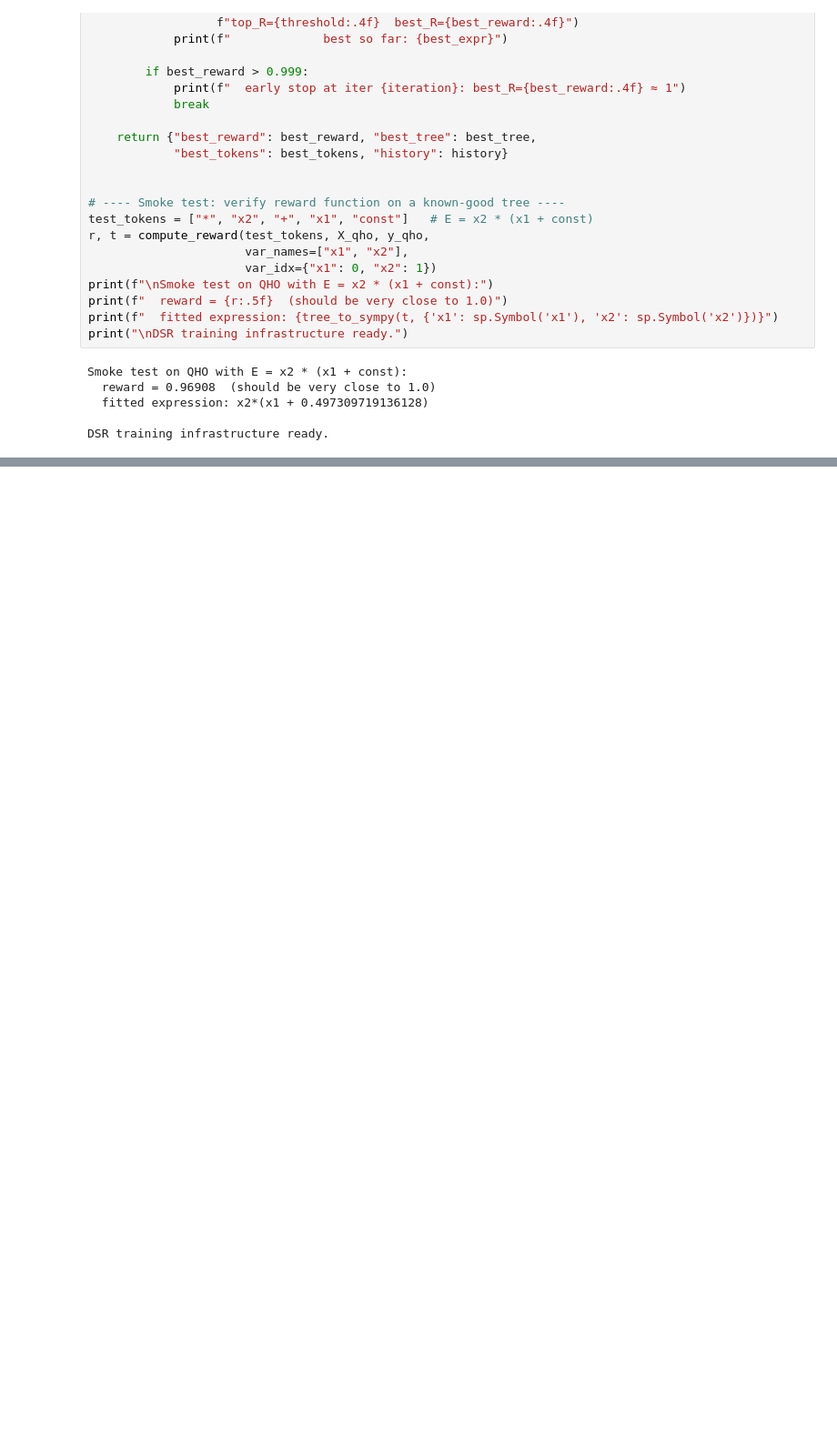
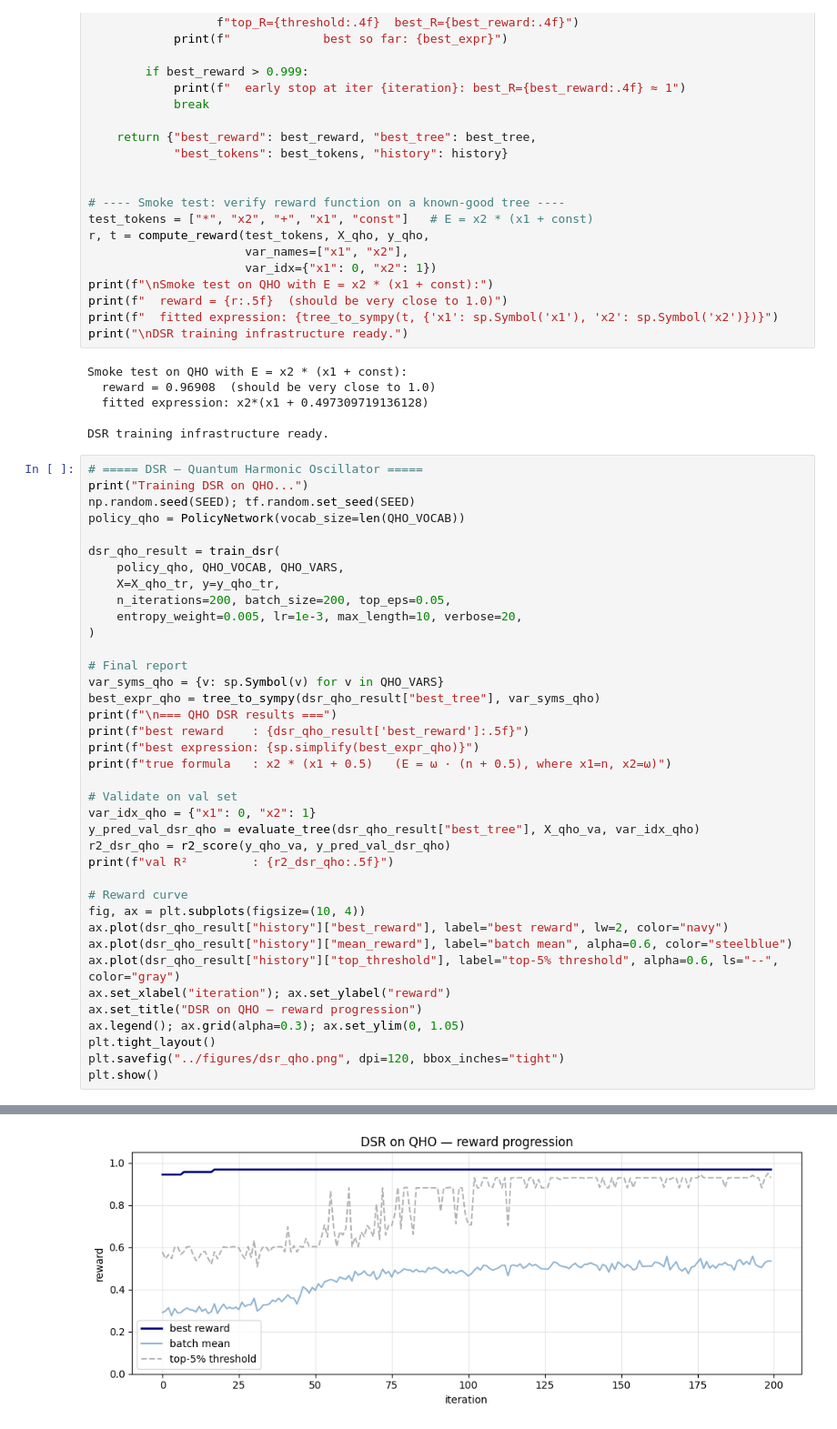
Before and after one commit to Omdeshmukh-17/quantum-eql-physics, a Jupyter notebook: notebook/equation_discovery.ipynb, the cells around one changed output, grey strips where cells are left out. Shown at 91% size. Saved outputs shown, nothing was run; the diff lists cells and outputs as text; blank space fills up the shorter version.

Commit message:
train DSR on QHO with risk-seeking policy gradient

```diff
--- a/notebook/equation_discovery.ipynb
+++ b/notebook/equation_discovery.ipynb
@@ -1262,3 +1262,42 @@ Smoke test on QHO with E = x2 * (x1 + const):
   fitted expression: x2*(x1 + 0.497309719136128)
 
 DSR training infrastructure ready.
+# %%
+# ===== DSR — Quantum Harmonic Oscillator =====
+print("Training DSR on QHO...")
+np.random.seed(SEED); tf.random.set_seed(SEED)
+policy_qho = PolicyNetwork(vocab_size=len(QHO_VOCAB))
+
+dsr_qho_result = train_dsr(
+    policy_qho, QHO_VOCAB, QHO_VARS,
+    X=X_qho_tr, y=y_qho_tr,
+    n_iterations=200, batch_size=200, top_eps=0.05,
+    entropy_weight=0.005, lr=1e-3, max_length=10, verbose=20,
+)
+
+# Final report
+var_syms_qho = {v: sp.Symbol(v) for v in QHO_VARS}
+best_expr_qho = tree_to_sympy(dsr_qho_result["best_tree"], var_syms_qho)
+print(f"\n=== QHO DSR results ===")
+print(f"best reward    : {dsr_qho_result['best_reward']:.5f}")
+print(f"best expression: {sp.simplify(best_expr_qho)}")
+print(f"true formula   : x2 * (x1 + 0.5)   (E = ω · (n + 0.5), where x1=n, x2=ω)")
+
+# Validate on val set
+var_idx_qho = {"x1": 0, "x2": 1}
+y_pred_val_dsr_qho = evaluate_tree(dsr_qho_result["best_tree"], X_qho_va, var_idx_qho)
+r2_dsr_qho = r2_score(y_qho_va, y_pred_val_dsr_qho)
+print(f"val R²         : {r2_dsr_qho:.5f}")
+
+# Reward curve
+fig, ax = plt.subplots(figsize=(10, 4))
+ax.plot(dsr_qho_result["history"]["best_reward"], label="best reward", lw=2, color="navy")
+ax.plot(dsr_qho_result["history"]["mean_reward"], label="batch mean", alpha=0.6, color="steelblue")
+ax.plot(dsr_qho_result["history"]["top_threshold"], label="top-5% threshold", alpha=0.6, ls="--", color="gray")
+ax.set_xlabel("iteration"); ax.set_ylabel("reward")
+ax.set_title("DSR on QHO — reward progression")
+ax.legend(); ax.grid(alpha=0.3); ax.set_ylim(0, 1.05)
+plt.tight_layout()
+plt.savefig("../figures/dsr_qho.png", dpi=120, bbox_inches="tight")
+plt.show()
+# %% [output]
@@ -1264,0 +1321 @@ DSR training infrastructure ready.
+[figure, added]
```
Also changed, not shown: parts of 1 cell of this notebook, 1 other file.
